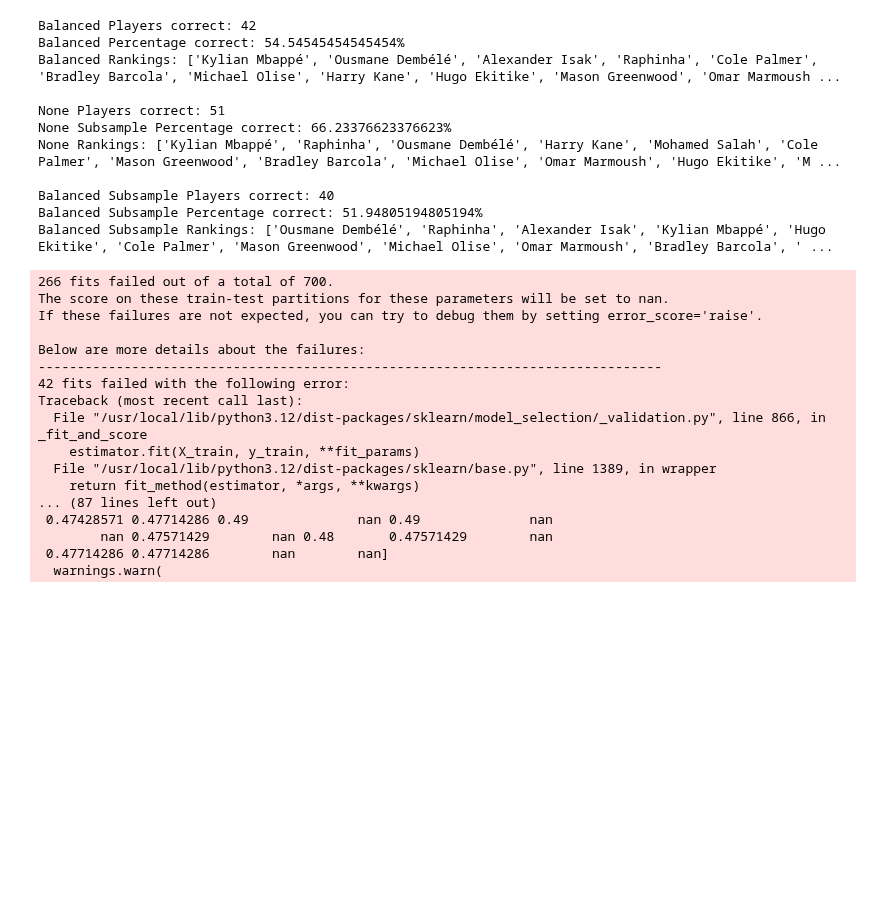
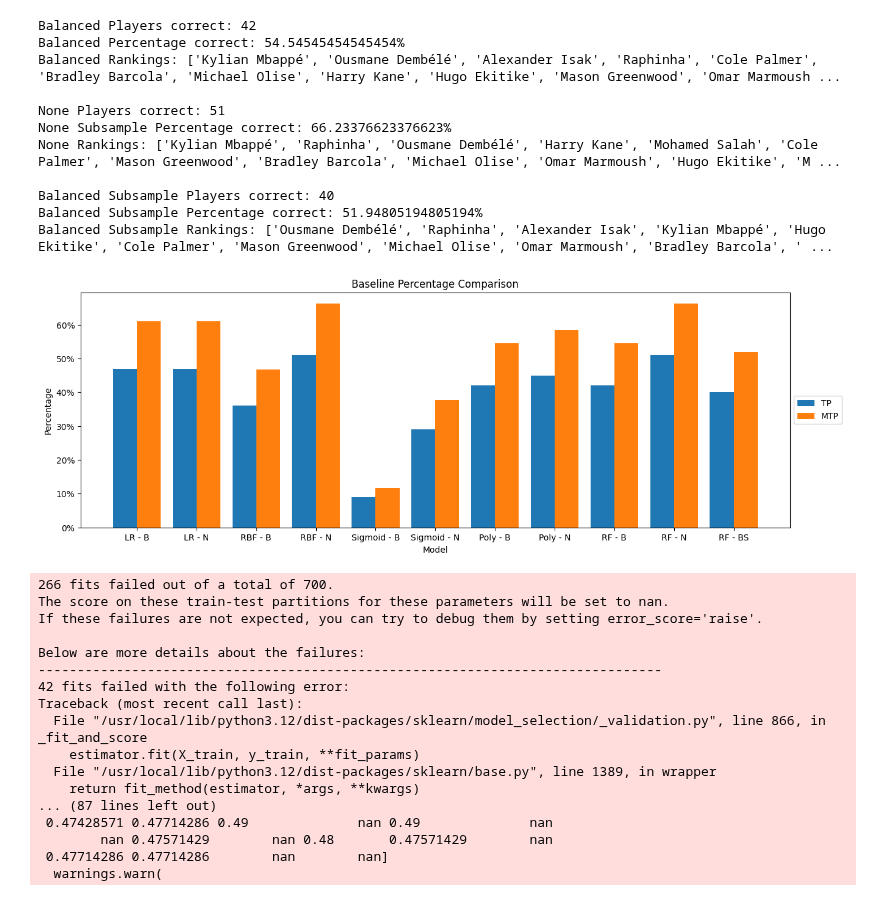
Before and after one commit to shipley7/fifa, a Jupyter notebook: FIFA.ipynb, the cells around one changed output. Cells and saved outputs as stored; diff of their text form; code cells hidden in the pictures; blank space fills up the shorter version.

```diff
--- a/FIFA.ipynb
+++ b/FIFA.ipynb
@@ -308,6 +307,30 @@ None Rankings: ['Kylian Mbappé', 'Raphinha', 'Ousmane Dembélé', 'Harry Kane',
 Balanced Subsample Players correct: 40
 Balanced Subsample Percentage correct: 51.94805194805194%
 Balanced Subsample Rankings: ['Ousmane Dembélé', 'Raphinha', 'Alexander Isak', 'Kylian Mbappé', 'Hugo Ekitike', 'Cole Palmer', 'Mason Greenwood', 'Michael Olise', 'Omar Marmoush', 'Bradley Barcola', ' ...
+# %%
+cats1 = ['LR - B', 'LR - N', 'RBF - B', 'RBF - N', 'Sigmoid - B', 'Sigmoid - N', 'Poly - B', 'Poly - N', 'RF - B', 'RF - N', 'RF - BS'] # categories
+vals1_1, vals2_1 = [log1_correct, log2_correct, rbf1_correct, rbf2_correct, sigmoid1_correct, sigmoid2_correct, poly1_correct, poly2_correct, rf1_correct, rf2_correct, rf3_correct], [log1_correct / len(stars) * 100, log2_correct / len(stars) * 100, rbf1_correct / len(stars) * 100, rbf2_correct / len(stars) * 100, sigmoid1_correct / len(stars) * 100, sigmoid2_correct / len(stars) * 100, poly1_correct / len(stars) * 100, poly2_correct / len(stars) * 100, rf1_correct / len(stars) * 100, rf2_correct / len(stars) * 100, rf3_correct / len(stars) * 100] # custom accuracy and true accuracy
+
+# Bar width and x locations
+w1, x1 = 0.4, np.arange(len(cats1))
+
+# Plotting a double bar graph
+fig1, ax1 = plt.subplots(figsize = (15, 5))
+ax1.bar(x1 - w1/2, vals1_1, width=w1, label='TP')
+ax1.bar(x1 + w1/2, vals2_1, width=w1, label='MTP')
+
+# Formatting the plot
+ax1.set_xticks(x1)
+ax1.set_xticklabels(cats1)
+ax1.set_xlabel('Model')
+ax1.yaxis.set_major_formatter(mtick.PercentFormatter())
+ax1.set_ylabel('Percentage')
+ax1.set_title('Baseline Percentage Comparison')
+ax1.legend(loc='center left', bbox_to_anchor=(1, 0.5))
+
+plt.show()
+# %% [output]
+[figure, added]
 # %%
 # Our custom scoring function (sort of the same as our reusable function earlier, but slightly different)
 def custom_best_score(estimator, X, y):
```
Also changed, not shown: parts of 6 cells of this notebook.
